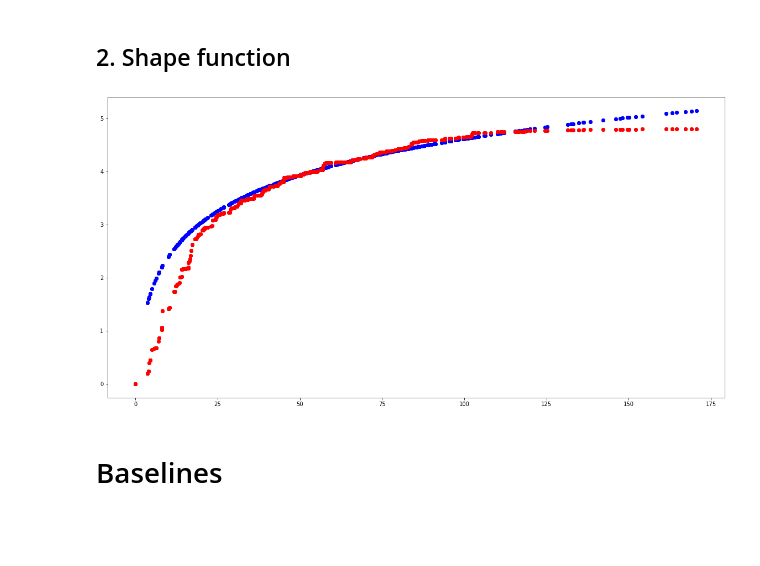
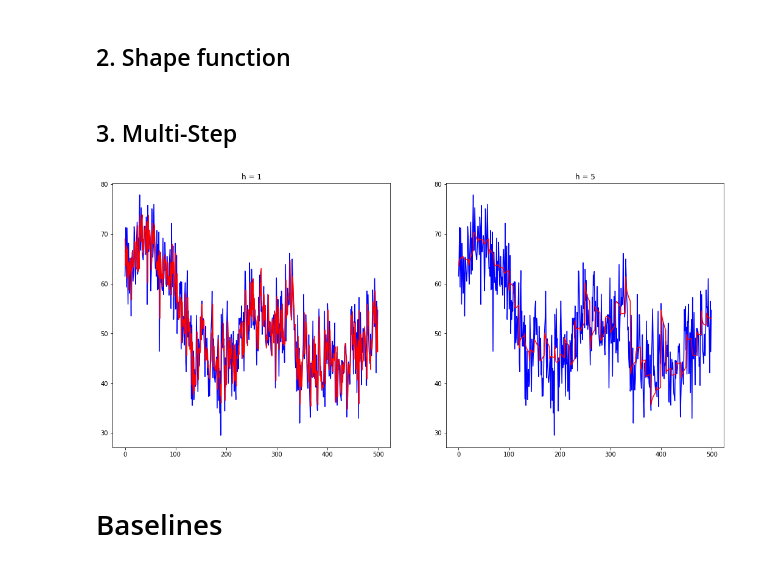
Before and after one commit to isVy08/ESTF, a Jupyter notebook: viz.ipynb, the cells around one changed output. Drawn from its saved outputs; the diff is of its cells as text; code cells hidden in the pictures; blank space fills up the shorter version.

```diff
--- a/viz.ipynb
+++ b/viz.ipynb
@@ -125,14 +135,24 @@ plot_forecast(out[0], out[1], 6, 5, 1000, 2000)
 ## 2. Shape function
 # %%
 F_hat, mus, alphas = out[2:]
-# %%
-l = 900
-plt.figure(figsize=(20,10))
-plt.scatter(d[:l], F[:l], c='b')
-plt.scatter(d[:l], F_hat[:l], c='r')
-plt.show()
-# %% [output]
-[figure, removed]
+# %% [markdown]
+## 3. Multi-Step
+# %%
+h1 = load_pickle('output/nst_sim_h1.pickle')
+h2 = load_pickle('output/nst_sim_h10.pickle')
+# %%
+ts = 500
+fig, axs = plt.subplots(1, 2, figsize=(18,8))
+axs[0].plot(h1[0][10, -ts:], c='b')
+axs[0].plot(h1[1][10, -ts:], c='r')
+axs[0].title.set_text('h = 1')
+
+axs[1].plot(h2[0][10, -ts:], c='b')
+axs[1].plot(h2[1][10, -ts:], c='r')
+axs[1].title.set_text('h = 5')
+plt.show()
+# %% [output]
+[figure, added]
 # %% [markdown]
 # Baselines
 # %%
```
Also changed, not shown: parts of 11 cells of this notebook, 5 other files.
